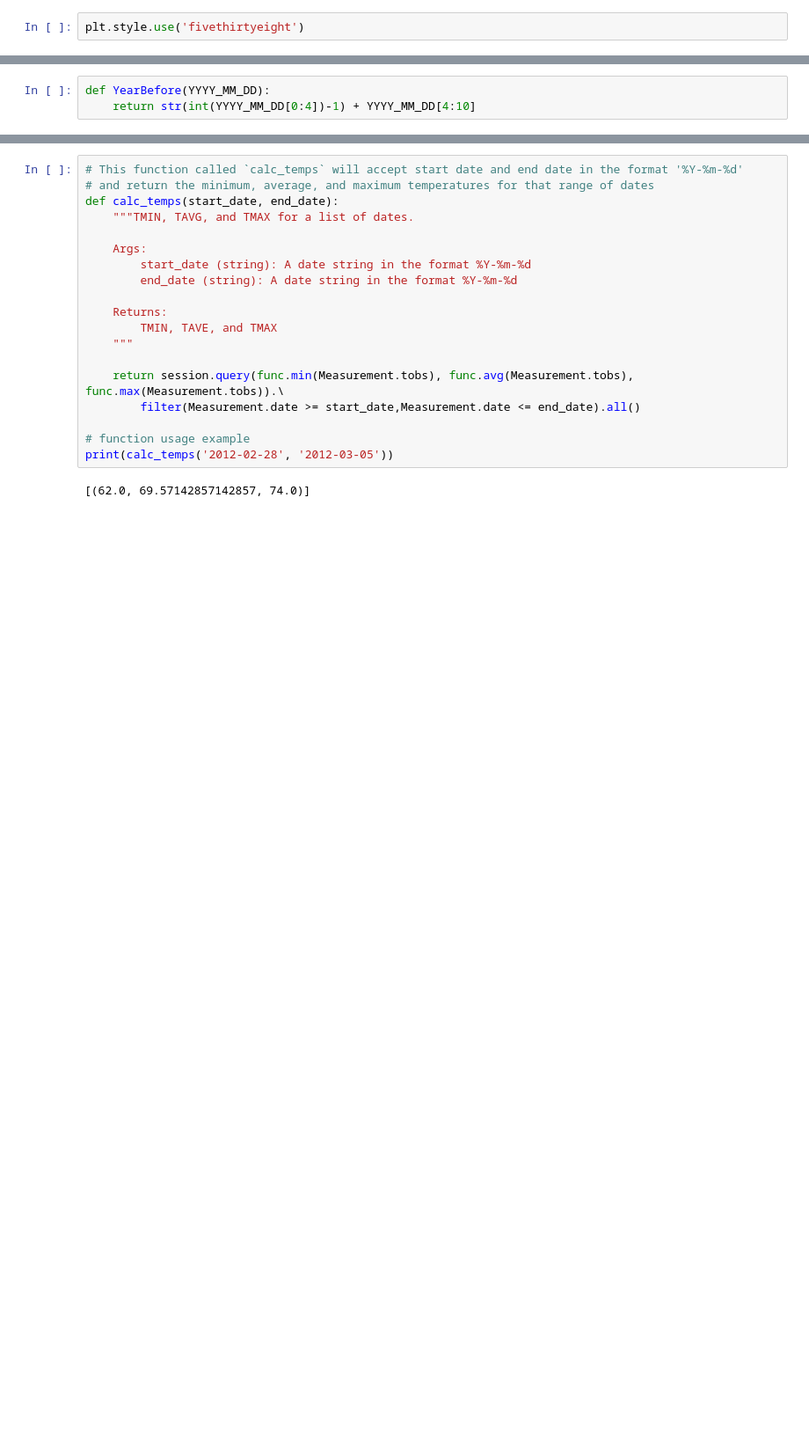
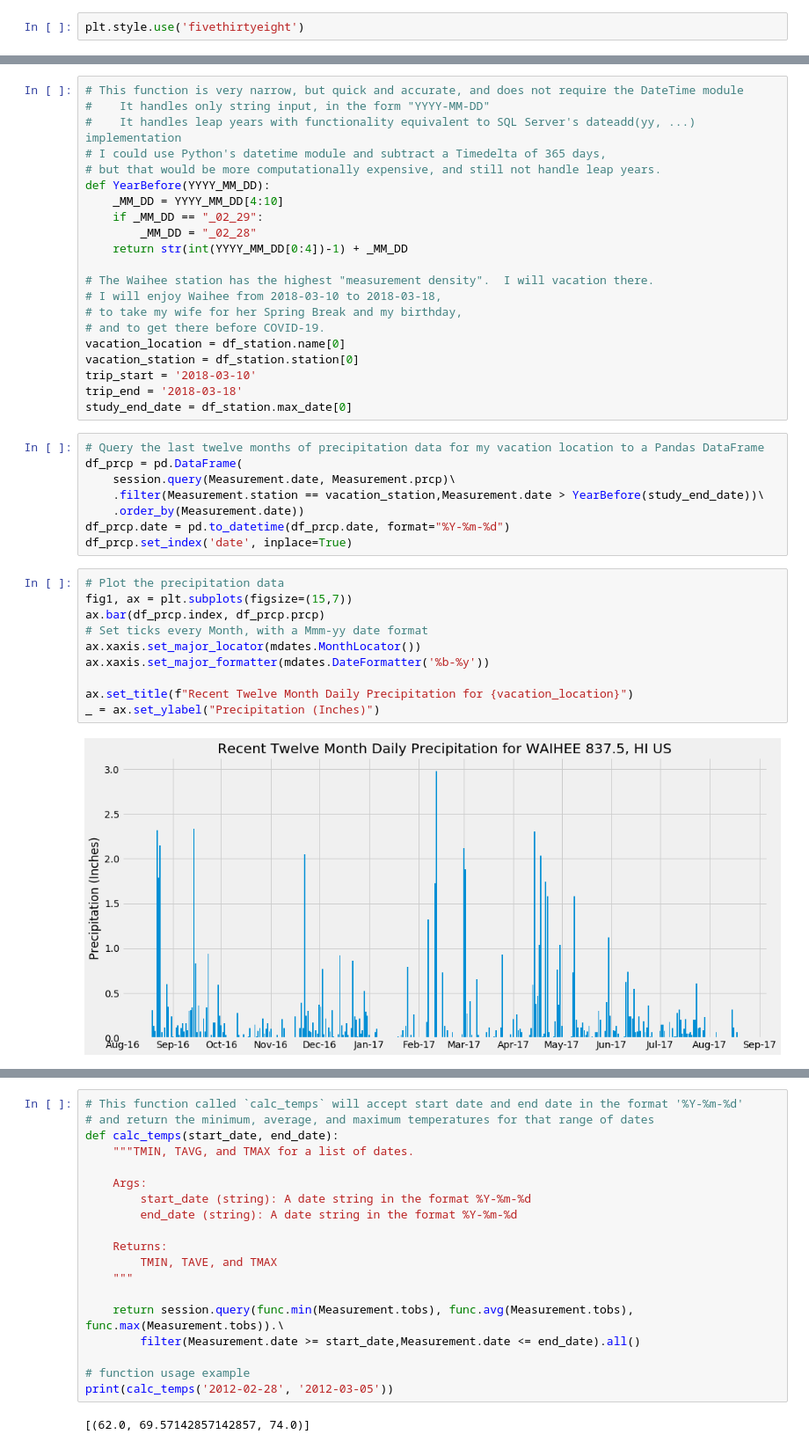
Before and after one commit to NormanGwinn/sqlalchemy-challenge, a Jupyter notebook: climate_analysis.ipynb, the cells around one changed output, grey strips where cells are left out. Shown: that part at 88% size. Cells and saved outputs as stored; diff of their text form; blank space fills up the shorter version.

```diff
--- a/climate_analysis.ipynb
+++ b/climate_analysis.ipynb
@@ -355,3 +20,0 @@ pd.DataFrame(q12)
-# %%
-def YearBefore(YYYY_MM_DD):
-    return str(int(YYYY_MM_DD[0:4])-1) + YYYY_MM_DD[4:10]
@@ -380,0 +100,41 @@ _ = ax.set_ylabel("Frequency")
+# %%
+# This function is very narrow, but quick and accurate, and does not require the DateTime module
+#    It handles only string input, in the form "YYYY-MM-DD"
+#    It handles leap years with functionality equivalent to SQL Server's dateadd(yy, ...) implementation
+# I could use Python's datetime module and subtract a Timedelta of 365 days,
+# but that would be more computationally expensive, and still not handle leap years.
+def YearBefore(YYYY_MM_DD):
+    _MM_DD = YYYY_MM_DD[4:10]
+    if _MM_DD == "_02_29":
+        _MM_DD = "_02_28"
+    return str(int(YYYY_MM_DD[0:4])-1) + _MM_DD
+
+# The Waihee station has the highest "measurement density".  I will vacation there.
+# I will enjoy Waihee from 2018-03-10 to 2018-03-18,
+# to take my wife for her Spring Break and my birthday,
+# and to get there before COVID-19.
+vacation_location = df_station.name[0]
+vacation_station = df_station.station[0]
+trip_start = '2018-03-10'
+trip_end = '2018-03-18'
+study_end_date = df_station.max_date[0]
+# %%
+# Query the last twelve months of precipitation data for my vacation location to a Pandas DataFrame
+df_prcp = pd.DataFrame(
+    session.query(Measurement.date, Measurement.prcp)\
+    .filter(Measurement.station == vacation_station,Measurement.date > YearBefore(study_end_date))\
+    .order_by(Measurement.date))
+df_prcp.date = pd.to_datetime(df_prcp.date, format="%Y-%m-%d")
+df_prcp.set_index('date', inplace=True)
+# %%
+# Plot the precipitation data
+fig1, ax = plt.subplots(figsize=(15,7))
+ax.bar(df_prcp.index, df_prcp.prcp)
+# Set ticks every Month, with a Mmm-yy date format
+ax.xaxis.set_major_locator(mdates.MonthLocator())
+ax.xaxis.set_major_formatter(mdates.DateFormatter('%b-%y'))
+
+ax.set_title(f"Recent Twelve Month Daily Precipitation for {vacation_location}")
+_ = ax.set_ylabel("Precipitation (Inches)")
+# %% [output]
+[figure, added]
```
Also changed, not shown: parts of 64 cells of this notebook.
